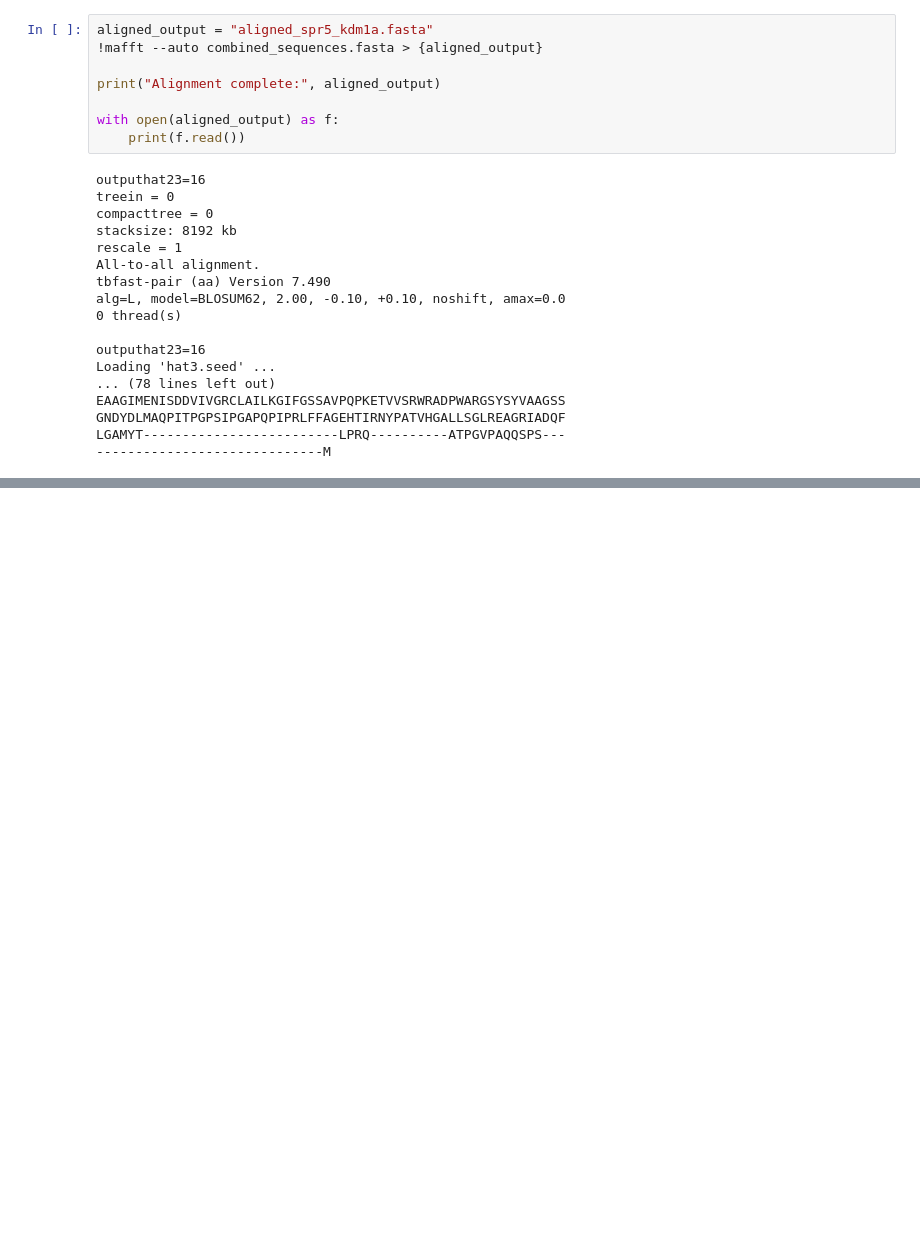
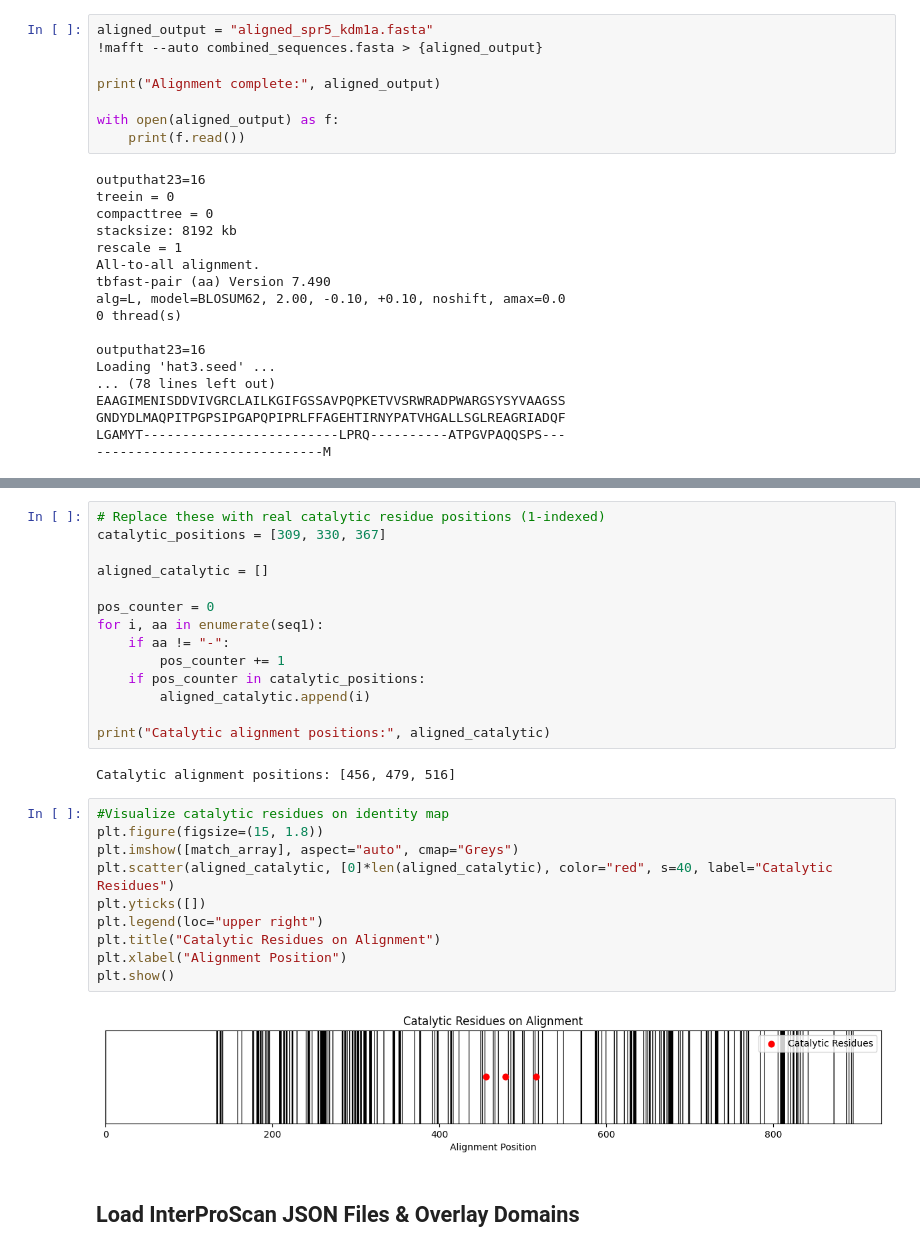
Before and after one commit to marlanaswann/spr5-kdm1a-conservation-, a Jupyter notebook: notebooks/03_Sequence_Alignment_of_KDM1A_and_SPR_5_(MAFFT)_.ipynb, the cells around one changed output, grey strips where cells are left out. Drawn from its saved outputs; the diff is of its cells as text; blank space fills up the shorter version.

```diff
--- a/notebooks/03_Sequence_Alignment_of_KDM1A_and_SPR_5_(MAFFT)_.ipynb
+++ b/notebooks/03_Sequence_Alignment_of_KDM1A_and_SPR_5_(MAFFT)_.ipynb
@@ -112,0 +143,30 @@ LGAMYT-------------------------LPRQ----------ATPGVPAQQSPS---
+# %%
+# Replace these with real catalytic residue positions (1-indexed)
+catalytic_positions = [309, 330, 367]
+
+aligned_catalytic = []
+
+pos_counter = 0
+for i, aa in enumerate(seq1):
+    if aa != "-":
+        pos_counter += 1
+    if pos_counter in catalytic_positions:
+        aligned_catalytic.append(i)
+
+print("Catalytic alignment positions:", aligned_catalytic)
+# %% [output]
+Catalytic alignment positions: [456, 479, 516]
+# %%
+#Visualize catalytic residues on identity map
+plt.figure(figsize=(15, 1.8))
+plt.imshow([match_array], aspect="auto", cmap="Greys")
+plt.scatter(aligned_catalytic, [0]*len(aligned_catalytic), color="red", s=40, label="Catalytic Residues")
+plt.yticks([])
+plt.legend(loc="upper right")
+plt.title("Catalytic Residues on Alignment")
+plt.xlabel("Alignment Position")
+plt.show()
+# %% [output]
+[figure, added]
+# %% [markdown]
+## Load InterProScan JSON Files & Overlay Domains
```
Also changed, not shown: parts of 5 cells of this notebook.
